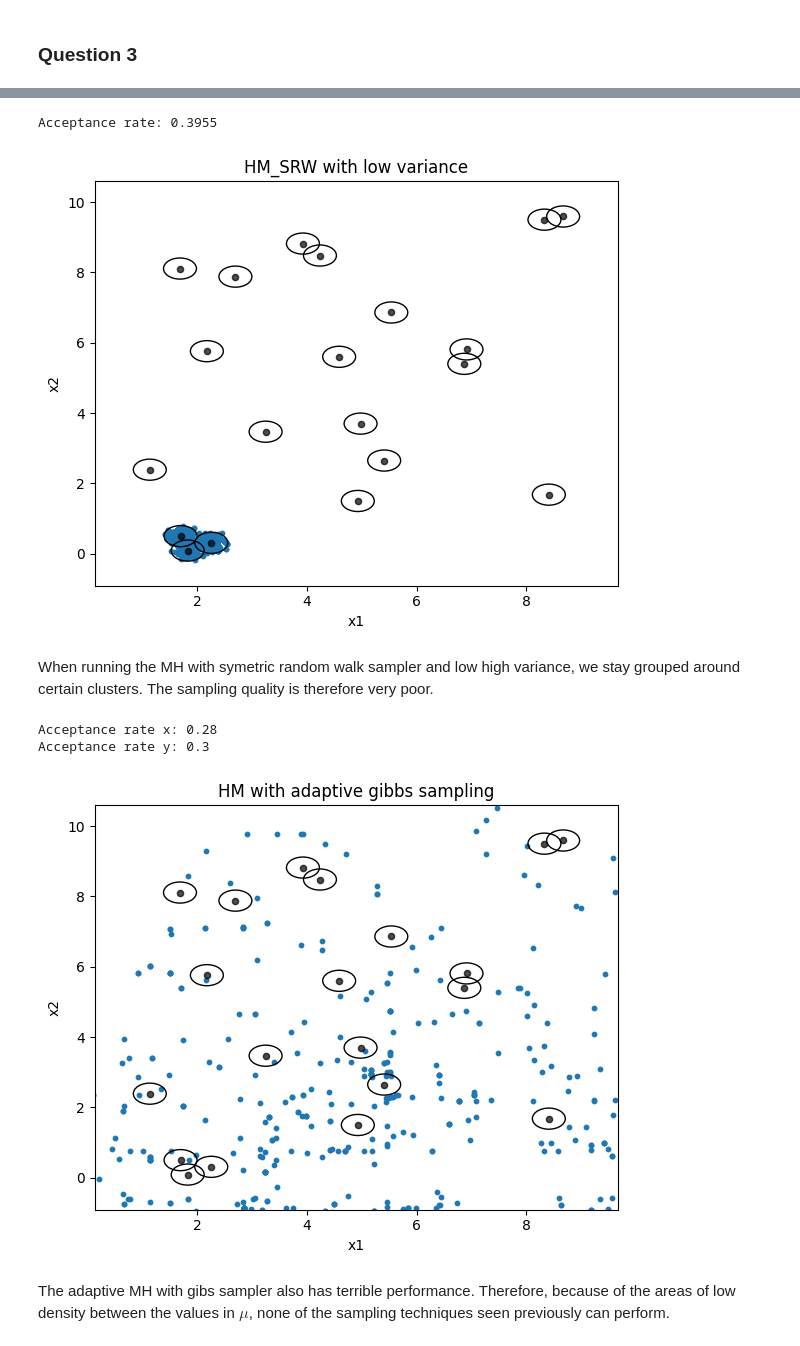
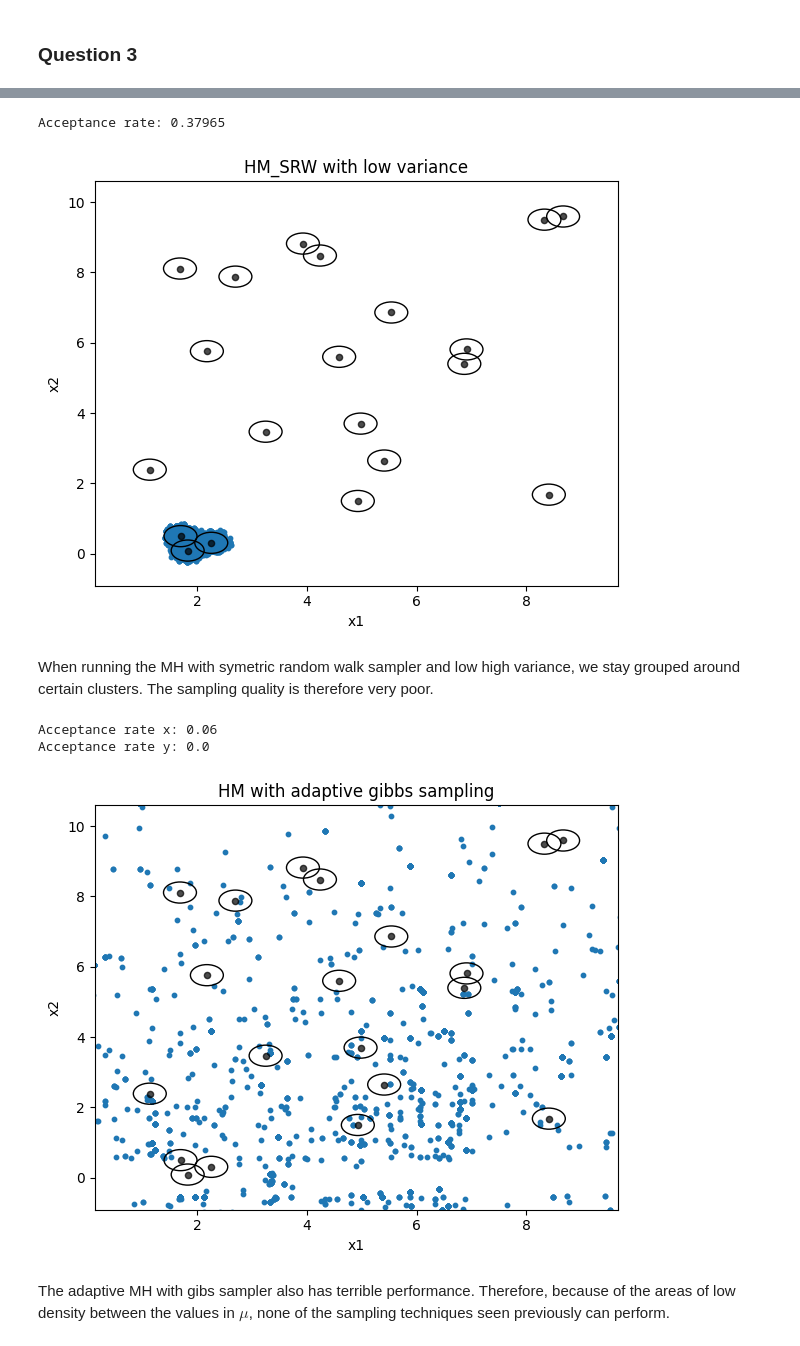
Before and after one commit to T-prog123/MVA_code, a Jupyter notebook: computational_statistics/tp4_computational_statistics.ipynb, the cells around one changed output, grey strips where cells are left out. Drawn from its saved outputs; the diff is of its cells as text; code cells hidden in the pictures.

```diff
--- a/computational_statistics/tp4_computational_statistics.ipynb
+++ b/computational_statistics/tp4_computational_statistics.ipynb
@@ -388,51 +379,51 @@ When running the MH with symetric random walk sampler and with high variance, we
 # %%
-N_steps = 2000
+N_steps = 20000
 sigma_rw = 0.2
 plot_pi_and_MH_samples(sigma_rw, N_steps, title="HM_SRW with low variance")
 # %% [output]
-Acceptance rate: 0.3955
+Acceptance rate: 0.37965
-[figure, old version]
+[figure, new version]
 # %% [markdown]
 When running the MH with symetric random walk sampler and low high variance, we stay grouped around certain clusters. The sampling quality is therefore very poor.
 # %%
 sigma_1 = 3
 sigma_2 = 3
-N_batches = 2000 // 50
+N_batches = 20000 // 50
 title = "HM with adaptive gibbs sampling"
 
 # run the adaptive HM_gibbs sampler
 dim = 2
 x_list, y_list, x_acceptance_ratio, y_acceptance_ratio = adaptive_MH_with_gibs(sigma_1, sigma_2, pi, N_batches, return_acceptance_ratio = True)
 print("Acceptance rate x:", x_acceptance_ratio)
 print("Acceptance rate y:", y_acceptance_ratio)
 
 # margins for plotting window
 margin = 1.0
 x_min, x_max = mu[:, 0].min() - margin, mu[:, 0].max() + margin
 y_min, y_max = mu[:, 1].min() - margin, mu[:, 1].max() + margin
 
 #Plotting
 fig, ax = plt.subplots(figsize=(6, 5))
 ax.scatter(x_list, y_list, s=10, alpha=1, zorder=1)
 ax.scatter(mu[:, 0], mu[:, 1], s=20, c="black", zorder=3, alpha = 0.7)
 radius = 0.3
 for m in mu:
     circ = Circle((m[0], m[1]), radius=radius, fill=False,
                     edgecolor="black", linewidth=1, zorder=2)
     ax.add_patch(circ)
 
 ax.set_xlim(x_min, x_max)
 ax.set_ylim(y_min, y_max)
 ax.set_xlabel("x1")
 ax.set_ylabel("x2")
 ax.set_title(f"MH SRW samples (N={N_steps}, sigma_rw={sigma_rw})")
 plt.title(title)
 plt.tight_layout()
 plt.show()
 # %% [output]
-Acceptance rate x: 0.28
-Acceptance rate y: 0.3
+Acceptance rate x: 0.06
+Acceptance rate y: 0.0
-[figure, old version]
+[figure, new version]
 # %% [markdown]
 The adaptive MH with gibs sampler also has terrible performance. Therefore, because of the areas of low density between the values in $\mu$, none of the sampling techniques seen previously can perform.
 # %% [markdown]
```
Also changed, not shown: parts of 18 cells of this notebook.
